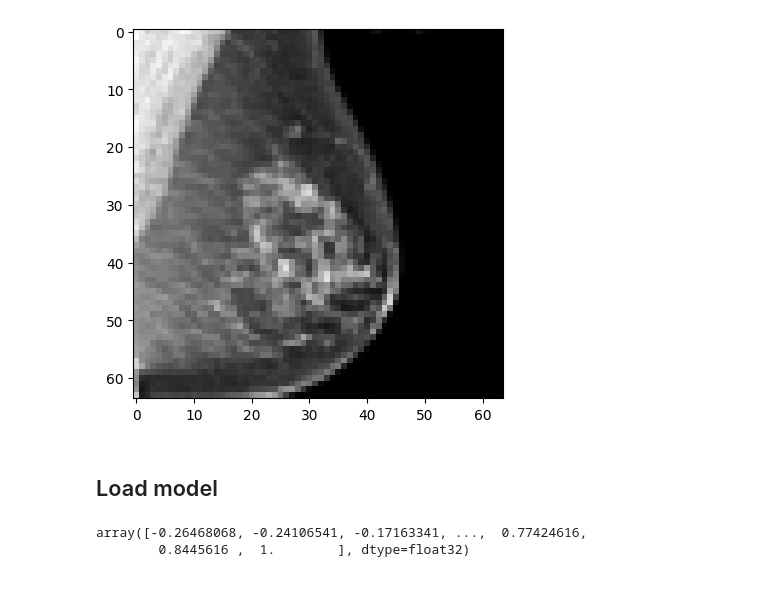
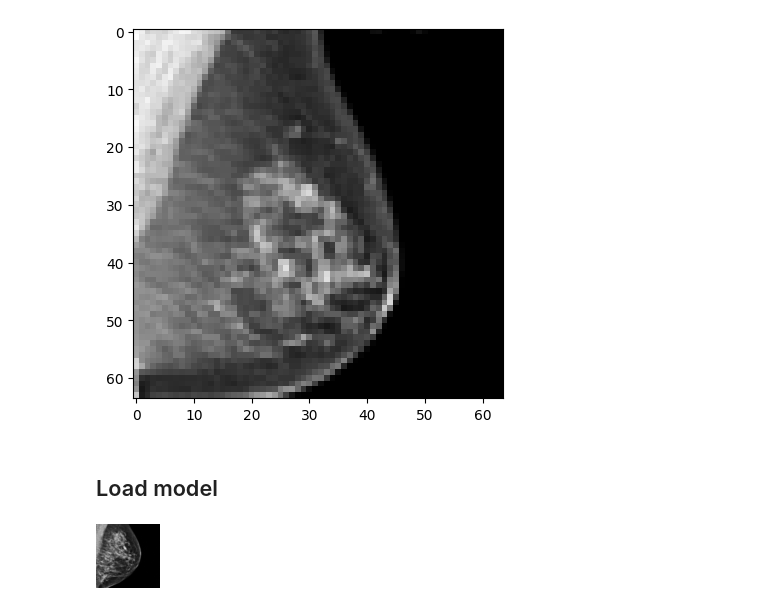
Before and after one commit to Likalto4/diffusion-models_master, a Jupyter notebook: experiments/playground.ipynb, the cells around one changed output. Cells and saved outputs as stored; diff of their text form; code cells hidden in the pictures.

```diff
--- a/experiments/playground.ipynb
+++ b/experiments/playground.ipynb
@@ -215,6 +215,10 @@ hub_model_id = get_full_repo_name(model_name)
 
 pipeline = DDPMPipeline.from_pretrained(hub_model_id).to(device)
 images = pipeline(batch_size=1).images
+# %%
+images[0]
+# %% [output]
+[figure, added]
 # %%
 # HP
 image_size = 64
@@ -237,11 +241,3 @@ for i, t in enumerate(tqdm(noise_scheduler.timesteps)):
 
     # Update sample with step
     sample = noise_scheduler.step(residual, t, sample).prev_sample
-# %%
-# plot one sample from the batch
-example = sample[2,0].cpu().numpy()
-# plot the example
-np.unique(example)
-# %% [output]
-array([-0.26468068, -0.24106541, -0.17163341, ...,  0.77424616,
-        0.8445616 ,  1.        ], dtype=float32)
```
Also changed, not shown: 2 other files.
